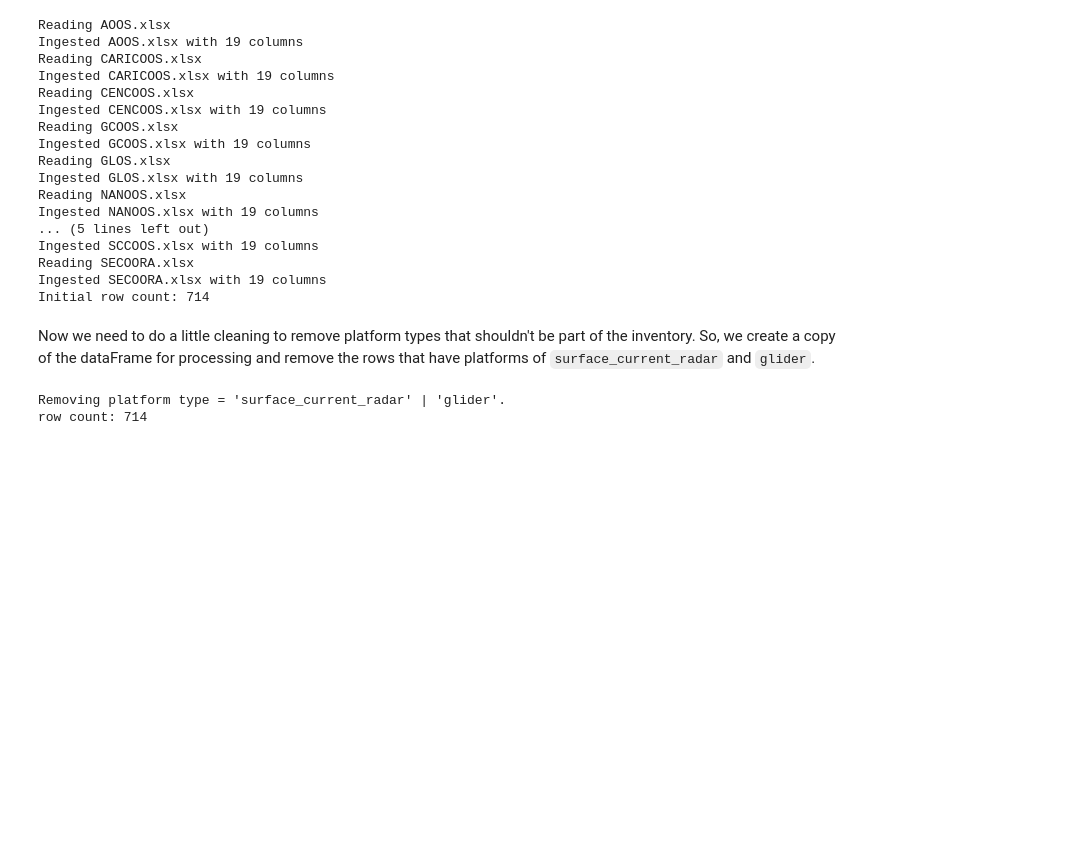
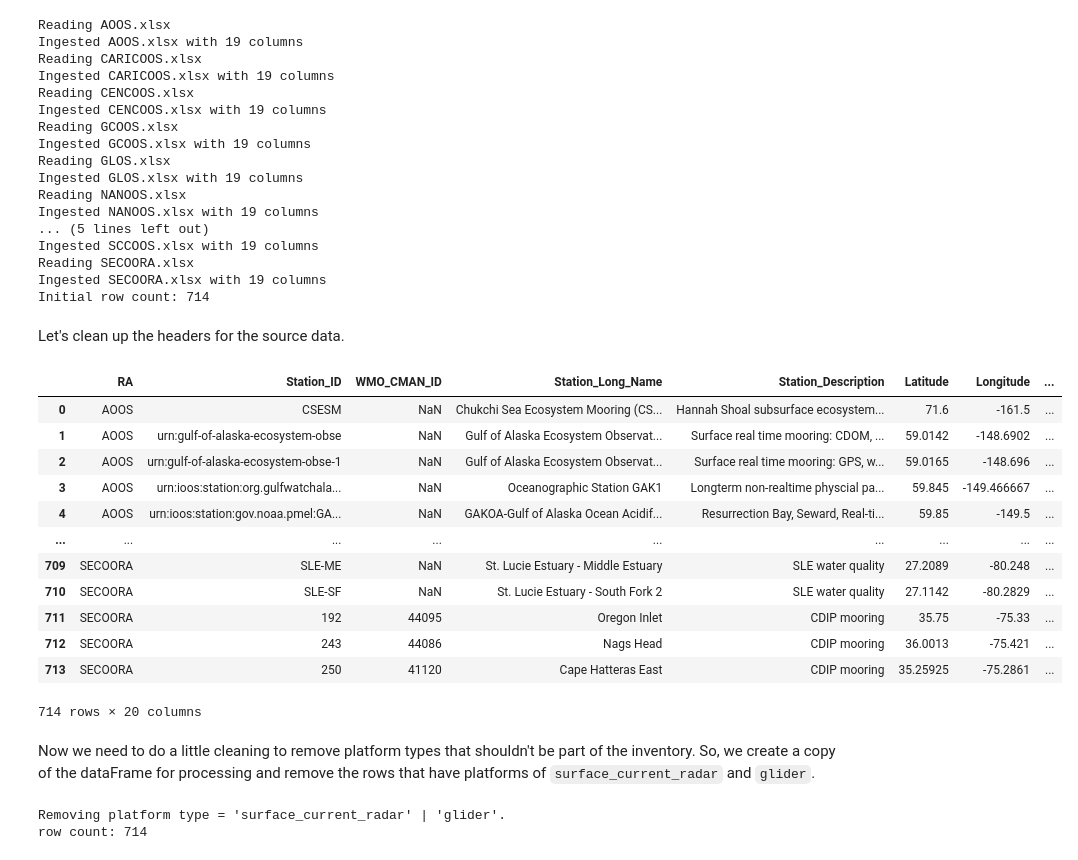
Before and after one commit to ioos/ioos-asset-inventory, a Jupyter notebook: inventory_creation.ipynb, the cells around one changed output. Drawn from its saved outputs; the diff is of its cells as text; code cells hidden in the pictures; blank space fills up the shorter version.

```diff
--- a/inventory_creation.ipynb
+++ b/inventory_creation.ipynb
@@ -87,10 +87,48 @@ Ingested SCCOOS.xlsx with 19 columns
 Reading SECOORA.xlsx
 Ingested SECOORA.xlsx with 19 columns
 Initial row count: 714
-# %% [markdown]
-Now we need to do a little cleaning to remove platform types that shouldn't be part of the inventory. So, we create a copy of the dataFrame for processing and remove the rows that have platforms of `surface_current_radar` and `glider`.
+# %% [markdown]
+Let's clean up the headers for the source data.
 # %%
-#df_raw.loc[df_raw['RA'] == 'PacIOOS']
+columns = {
+       'Station ID': 'Station_ID',
+       'WMO ID or NWS/CMAN ID': 'WMO_CMAN_ID',
+       'Station Long Name': 'Station_Long_Name',
+       'Station Description': 'Station_Description',
+       'Latitude (dec deg)': 'Latitude',
+       'Longitude (dec deg)': 'Longitude',
+       'Platform Type': 'Platform_Type',
+       'Station Deployment (mm/yyyy, yyyy, < 5 yr, > 5 yr)': 'Station_Deployment',
+       'Currently Operational? (Y, N, O, U)': 'Currently_Operational',
+       'Platform Funder/Sponsor': 'Plaform_Funder',
+       'RA Funding Involvement (Yf, Yp, N)':'RA_Funded',
+       'Platform Operator/Owner': 'Patform_Operator',
+       'Operator Sector': 'Operator_Sector',
+       'Platform Maintainer': 'Platform_Mainainer',
+       'Data Manager':'Data_Manager',
+       'Variable Names + water column depth of measurement in meters [CF_name (# m, # m) or CF_name (mult) or CF_name (# depths)].': 'Variable_Names',
+       'Additional notes': 'Additional_notes',
+}
+
+df_raw.rename(columns=columns, inplace=True)
+
+df_raw
+# %% [output]
+|  | RA | Station_ID | WMO_CMAN_ID | Station_Long_Name | Station_Description | Latitude | Longitude | ... |
+| 0 | AOOS | CSESM | NaN | Chukchi Sea Ecosystem Mooring (CS... | Hannah Shoal subsurface ecosystem... | 71.6 | -161.5 | ... |
+| 1 | AOOS | urn:gulf-of-alaska-ecosystem-obse | NaN | Gulf of Alaska Ecosystem Observat... | Surface real time mooring: CDOM, ... | 59.0142 | -148.6902 | ... |
+| 2 | AOOS | urn:gulf-of-alaska-ecosystem-obse-1 | NaN | Gulf of Alaska Ecosystem Observat... | Surface real time mooring: GPS, w... | 59.0165 | -148.696 | ... |
+| 3 | AOOS | urn:ioos:station:org.gulfwatchala... | NaN | Oceanographic Station GAK1 | Longterm non-realtime physcial pa... | 59.845 | -149.466667 | ... |
+| 4 | AOOS | urn:ioos:station:gov.noaa.pmel:GA... | NaN | GAKOA-Gulf of Alaska Ocean Acidif... | Resurrection Bay, Seward, Real-ti... | 59.85 | -149.5 | ... |
+| ... | ... | ... | ... | ... | ... | ... | ... | ... |
+| 709 | SECOORA | SLE-ME | NaN | St. Lucie Estuary - Middle Estuary | SLE water quality | 27.2089 | -80.248 | ... |
+| 710 | SECOORA | SLE-SF | NaN | St. Lucie Estuary - South Fork 2 | SLE water quality | 27.1142 | -80.2829 | ... |
+| 711 | SECOORA | 192 | 44095 | Oregon Inlet | CDIP mooring | 35.75 | -75.33 | ... |
+| 712 | SECOORA | 243 | 44086 | Nags Head | CDIP mooring | 36.0013 | -75.421 | ... |
+| 713 | SECOORA | 250 | 41120 | Cape Hatteras East | CDIP mooring | 35.25925 | -75.2861 | ... |
+714 rows × 20 columns
+# %% [markdown]
+Now we need to do a little cleaning to remove platform types that shouldn't be part of the inventory. So, we create a copy of the dataFrame for processing and remove the rows that have platforms of `surface_current_radar` and `glider`.
 # %%
 df_all = df_raw.copy()
 
```
Also changed, not shown: parts of 13 cells of this notebook, 13 other files.
